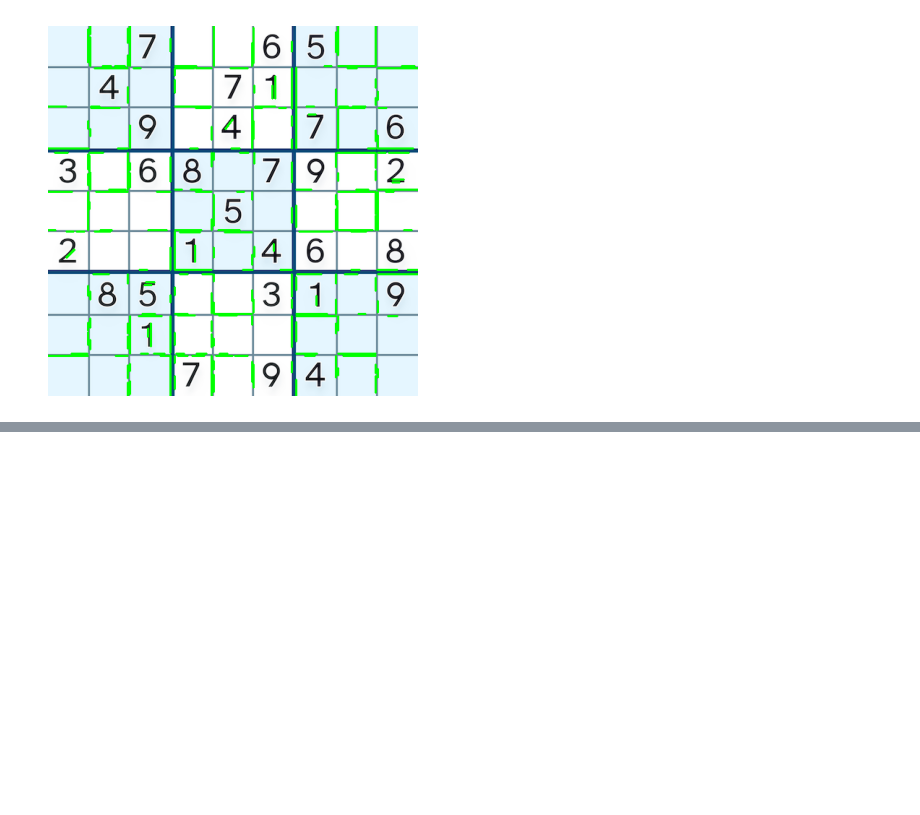
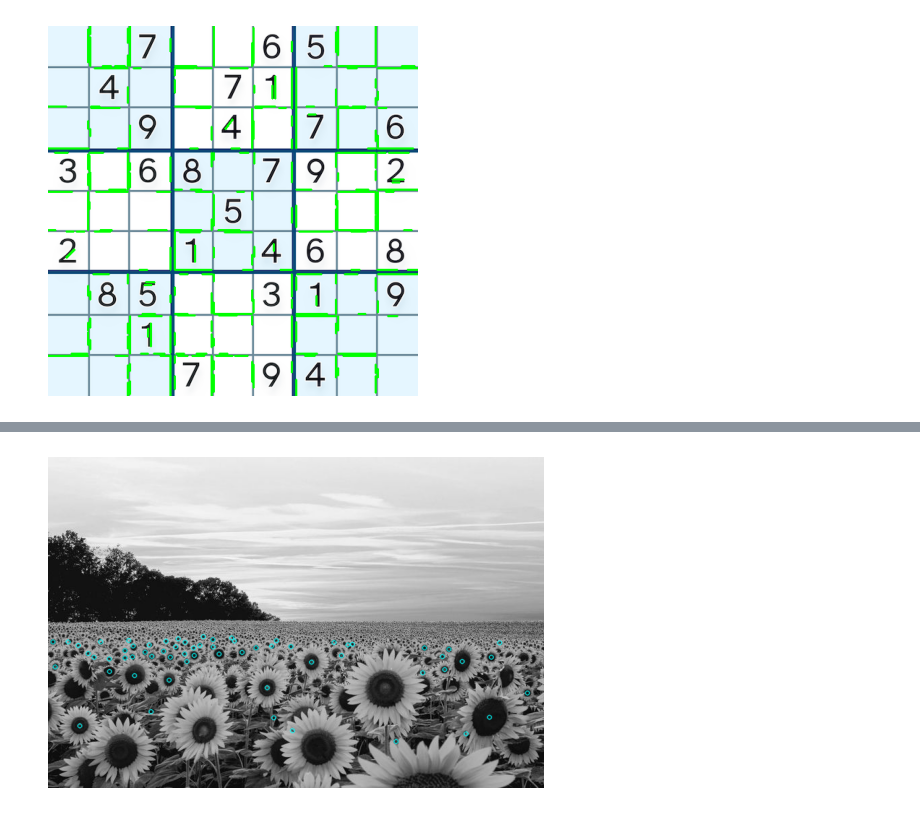
Before and after one commit to Arian2077/Computer_Graphic, a Jupyter notebook: Advanced/4.Image segmentation & contours/session_4(2).ipynb, the cells around one changed output, grey strips where cells are left out. Drawn from its saved outputs; the diff is of its cells as text; code cells hidden in the pictures; blank space fills up the shorter version.

Commit message:
Blob Detection

```diff
--- a/Advanced/4.Image segmentation & contours/session_4(2).ipynb
+++ b/Advanced/4.Image segmentation & contours/session_4(2).ipynb
@@ -95,0 +119,23 @@ plt.show()
+# %%
+import cv2
+import numpy as np
+import matplotlib.pyplot as plt
+
+# Load the image in grayscale mode
+image = cv2.imread("sunflowers.jpg", cv2.IMREAD_GRAYSCALE)
+# Create a SimpleBlobDetector object with default parameters
+detector = cv2.SimpleBlobDetector_create()
+# Detect blobs (keypoints) in the image
+keypoints = detector.detect(image)
+# Create a blank image for drawing keypoints
+blank = np.zeros((1,1))
+# Draw detected blobs as yellow circles on the image
+blobs = cv2.drawKeypoints(image, keypoints, blank, (0,255,255),
+                          cv2.DRAW_MATCHES_FLAGS_DEFAULT)
+
+# Display the image with detected blobs using matplotlib
+plt.imshow(blobs, cmap='gray')
+plt.axis('off')
+plt.show()
+# %% [output]
+[figure, added]
```
Also changed, not shown: parts of 2 cells of this notebook, 1 other file.
